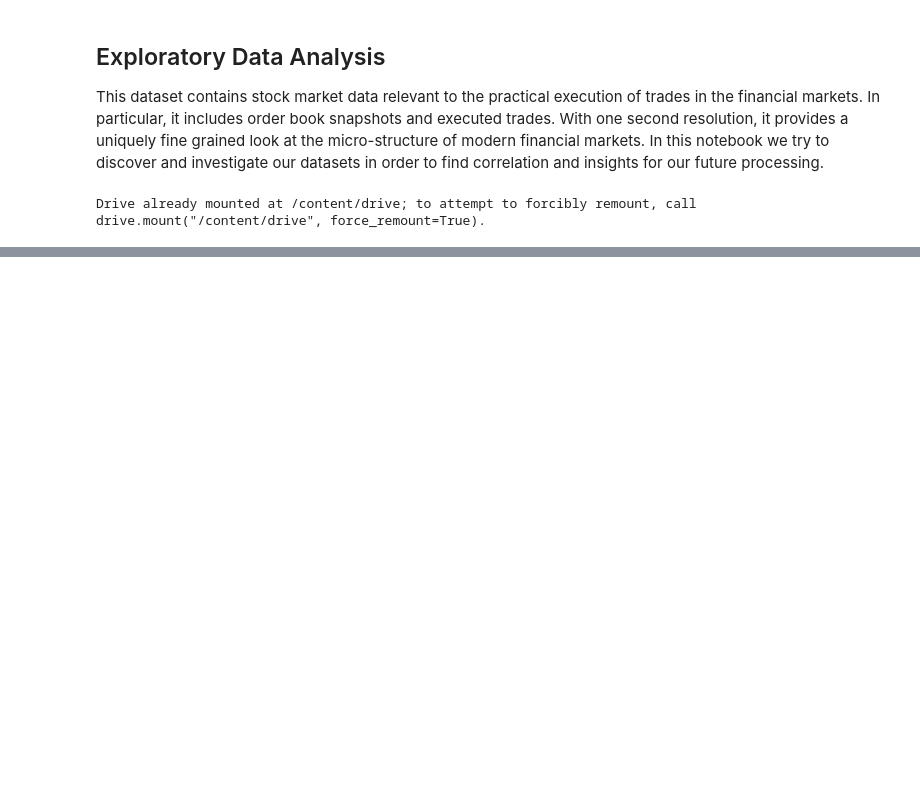
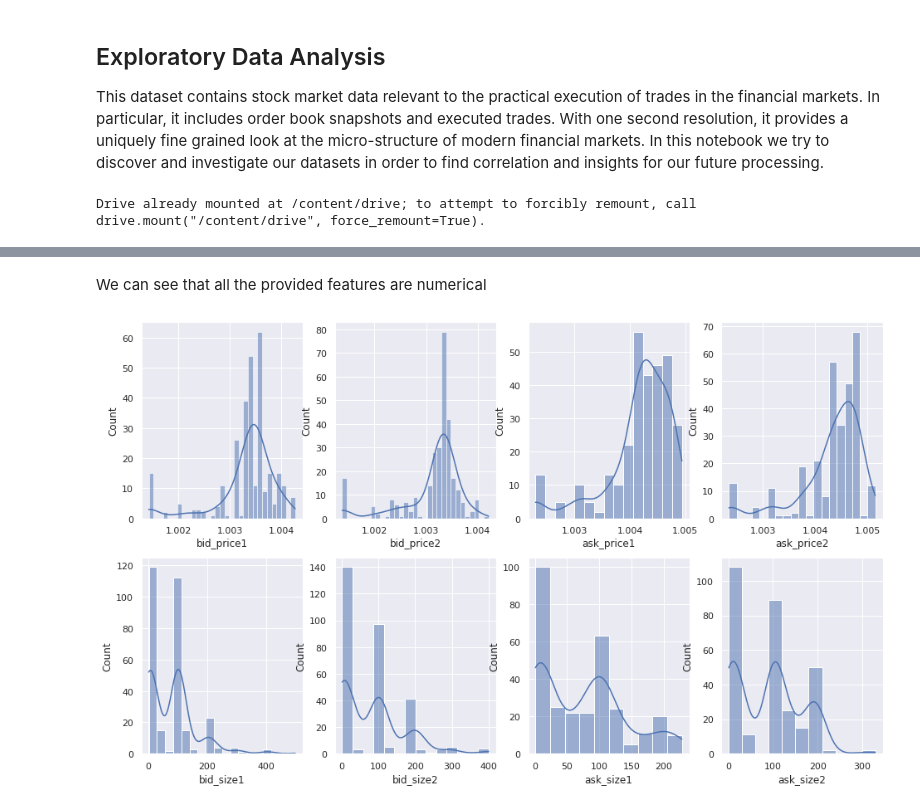
Before and after one commit to KoeusIss/orvp, a Jupyter notebook: 0x00_eda.ipynb, the cells around one changed output, grey strips where cells are left out. Drawn from its saved outputs; the diff is of its cells as text; code cells hidden in the pictures; blank space fills up the shorter version.

```diff
--- a/0x00_eda.ipynb
+++ b/0x00_eda.ipynb
@@ -12,0 +61,18 @@ Drive already mounted at /content/drive; to attempt to forcibly remount, call dr
+# %% [markdown]
+We can see that all the provided features are numerical
+# %%
+# Visualizing features distrbution
+
+features_dist = [
+  "bid_price1", "bid_price2", "ask_price1", "ask_price2",
+  "bid_size1", "bid_size2", "ask_size1", "ask_size2"
+]
+sns.set(rc={"figure.figsize": (16, 20)}); np.random.seed(0)
+
+for i, feat in enumerate(features_dist):
+  plt.subplot(4, 4, i + 1)
+  ax = sns.histplot(book_id_5[feat], kde=True)
+
+plt.show()
+# %% [output]
+[figure, added]
```
Also changed, not shown: parts of 15 cells of this notebook.
